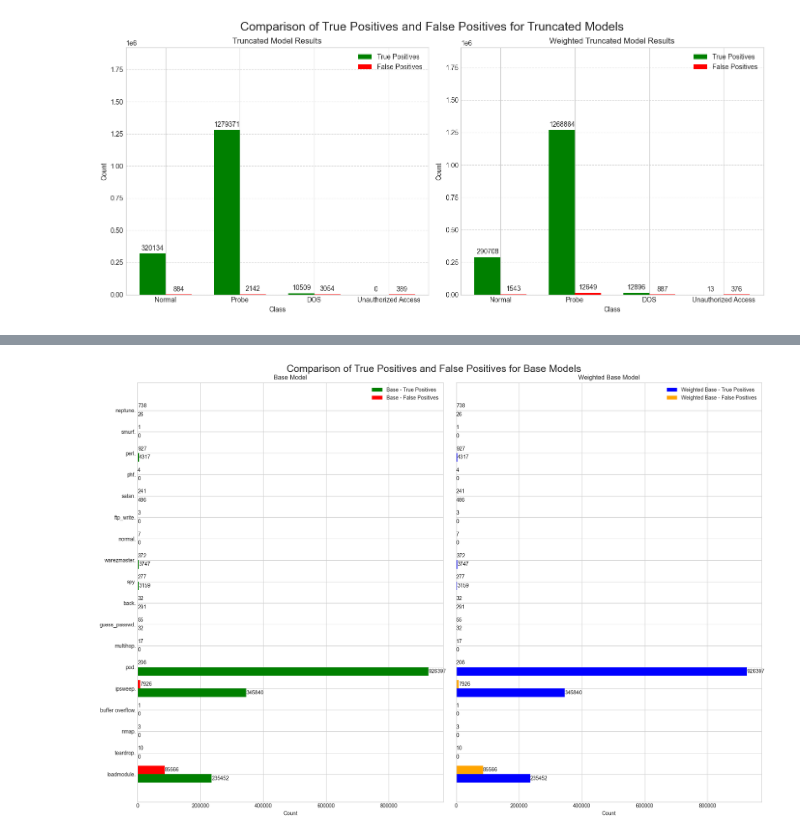
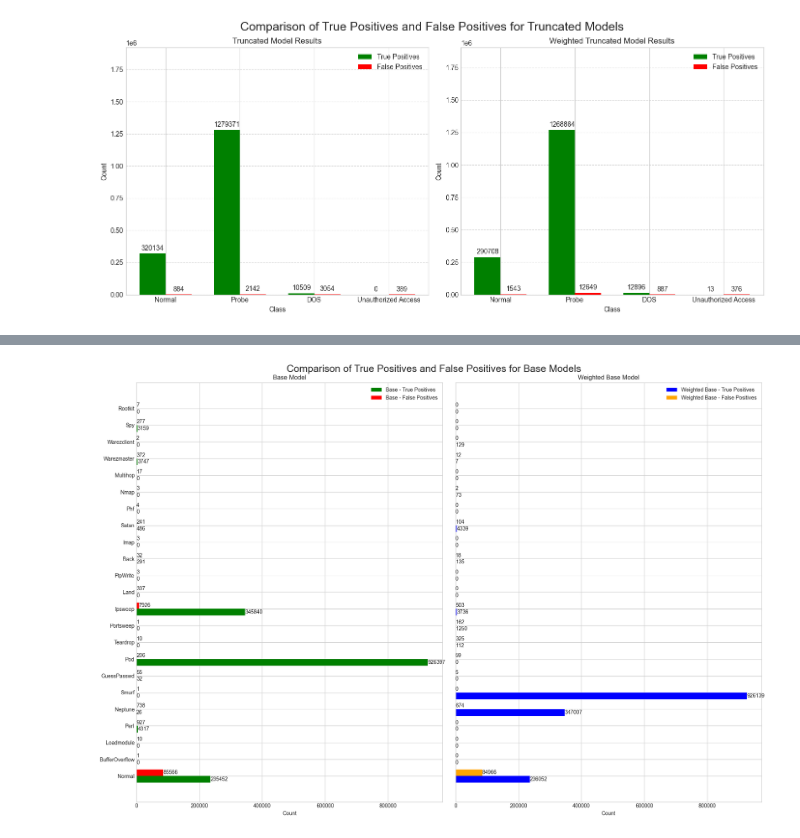
Before and after one commit to ashimdahal/zero_day_ATTACK_detection, a Jupyter notebook: Testing graphs for conference.ipynb, the cells around one changed output, grey strips where cells are left out. Saved outputs shown, nothing was run; the diff lists cells and outputs as text; code cells hidden in the pictures.

```diff
--- a/Testing graphs for conference.ipynb
+++ b/Testing graphs for conference.ipynb
@@ -193,23 +193,90 @@ plt.savefig("graphs/true_positives_vs_false_positives_truncated_models.png")
 # %% [output]
 [figure]
 # %%
-
-# Data for the base model
 base_model_data = {
-    'class': ['loadmodule.', 'teardrop.', 'nmap.', 'buffer overflow.', 'ipsweep.', 'pod.', 'multihop.',
-              'guess_passwd.', 'back.', 'spy.', 'warezmaster.', 'normal.', 'ftp_write.', 'satan.',
-              'phf.', 'perl.', 'smurf.', 'neptune.'],
-    'true_positives': [235452, 0, 0, 0, 345840, 926397, 0, 32, 291, 3159, 3747, 0, 0, 486, 0, 4317, 0, 26],
-    'false_positives': [85566, 10, 3, 1, 7926, 206, 17, 55, 32, 277, 372, 7, 3, 241, 4, 927, 1, 738]
+    "class": [
+        "Normal",
+        "BufferOverflow",
+        "Loadmodule",
+        "Perl",
+        "Neptune",
+        "Smurf",
+        "GuessPasswd",
+        "Pod",
+        "Teardrop",
+        "Portsweep",
+        "Ipsweep",
+        "Land",
+        "FtpWrite",
+        "Back",
+        "Imap",
+        "Satan",
+        "Phf",
+        "Nmap",
+        "Multihop",
+        "Warezmaster",
+        "Warezclient",
+        "Spy",
+        "Rootkit",
+    ],
+    "true_positives": [
+        235452,
+        0,
+        0,
+        4317,
+        26,
+        0,
+        32,
+        926397,
+        0,
+        0,
+        345840,
+        0,
+        0,
+        291,
+        0,
+        486,
+        0,
+        0,
+        0,
+        3747,
+        0,
+        3159,
+        0,
+    ],
+    "false_positives": [
+        85566,
+        1,
+        10,
+        927,
+        738,
+        1,
+        55,
+        206,
+        10,
+        1,
+        7926,
+        337,
+        3,
+        32,
+        3,
+        241,
+        4,
+        3,
+        17,
+        372,
+        2,
+        277,
+        7,
+    ],
 }
 
-# Data for the weighted base model (assuming similar data structure)
+
+
 weighted_base_model_data = {
-    'class': ['loadmodule.', 'teardrop.', 'nmap.', 'buffer overflow.', 'ipsweep.', 'pod.', 'multihop.',
-               'guess_passwd.', 'back.', 'spy.', 'warezmaster.', 'normal.', 'ftp_write.', 'satan.',
-               'phf.', 'perl.', 'smurf.', 'neptune.'],
-    'true_positives': [235452, 0, 0, 0, 345840, 926397, 0, 32, 291, 3159, 3747, 0, 0, 486, 0, 4317, 0, 26],
-    'false_positives': [85566, 10, 3, 1, 7926, 206, 17, 55, 32, 277, 372, 7, 3, 241, 4, 927, 1, 738]
+    'class': ['Normal', 'Buffer overflow', 'Loadmodule', 'Perl', 'Neptune', 'Smurf', 'Guess passwd', 'Pod', 'Teardrop', 'Portsweep', 'Ipsweep', 'Land', 'Ftp write', 'Back', 'Imap', 'Satan', 'Phf', 'Nmap', 'Multihop', 'Warezmaster', 'Warezclient', 'Spy', 'Rootkit'],
+    'true_positives': [236052, 0, 0, 0, 347007, 926139, 0, 0, 112, 1250, 3736, 0, 0, 135, 0, 4339, 0, 73, 0, 7, 129, 0, 0],
+    'false_positives': [84966, 0, 0, 0, 674, 0, 5, 59, 325, 162, 503, 0, 0, 18, 0, 104, 0, 2, 0, 12, 0, 0, 0]
 }
 
 # Combine true positives and false positives into a single list for y-axis
@@ -256,4 +323,5 @@ for i, fp in enumerate(weighted_base_model_data['false_positives']):
 plt.yticks(pos, categories)
 plt.tight_layout()
 plt.suptitle("Comparison of True Positives and False Positives for Base Models",fontsize=19, y=1.01)
+plt.savefig("graphs/true_positives_vs_false_positives_base_models.png", bbox_inches='tight')
 # %% [output]
@@ -261 +328 @@ Text(0.5, 1.01, 'Comparison of True Positives and False Positives for Base Model
-[figure, old version]
+[figure, new version]
```
Also changed, not shown: parts of 2 cells of this notebook.
